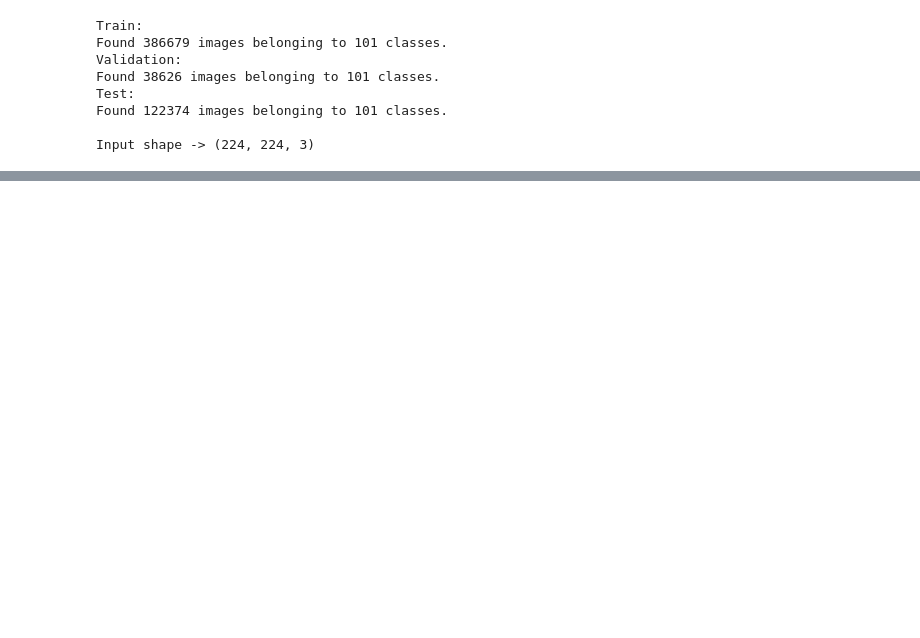
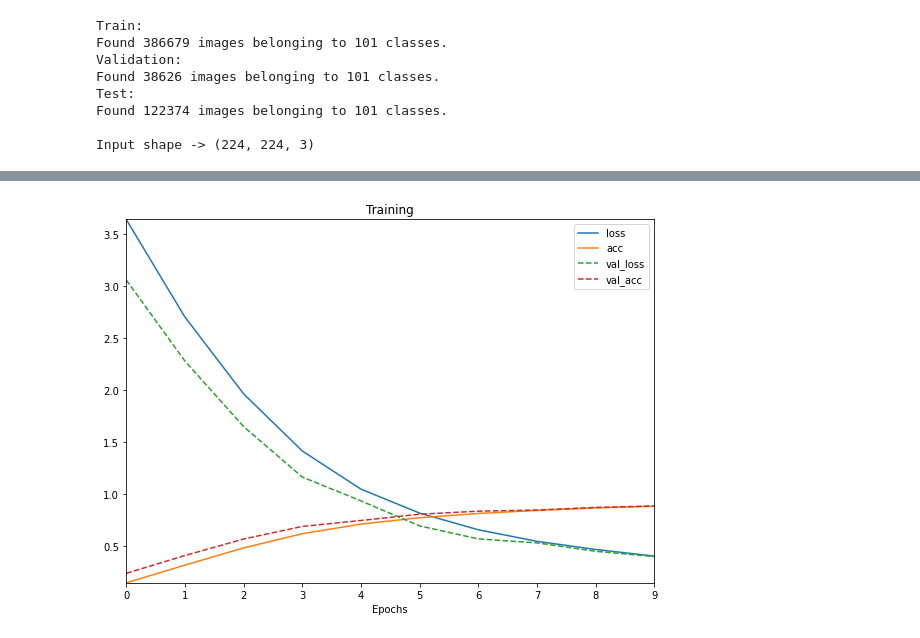
Before and after one commit to Cookie182/Action-Recognition, a Jupyter notebook: Custom VGG16/my_VGG16.ipynb, the cells around one changed output, grey strips where cells are left out. Cells and saved outputs as stored; diff of their text form; code cells hidden in the pictures; blank space fills up the shorter version.

```diff
--- a/Custom VGG16/my_VGG16.ipynb
+++ b/Custom VGG16/my_VGG16.ipynb
@@ -38,7 +21,7 @@ MODEL_NAME = "my_VGG16"
 MODEL_PATH = f"{MODEL_NAME}"
 BATCH_SIZE = 8
 LABELS, INPUT_SHAPE, Train_Data, Val_Data, Test_Data = trainvaltest(BATCH_SIZE=BATCH_SIZE)
-EPOCHS = 20
+EPOCHS = 10
 VERBOSE = 1
 # %% [output]
 Train:
@@ -164,9 +147,7 @@ class Model(keras.Model):
         self.globalmaxpooling = layers.GlobalMaxPooling2D()
         self.flatten = layers.Flatten()
         self.fc = layers.Dense(4096, activation=layers.ReLU())
-        self.dropout1 = layers.Dropout(0.5)
         self.fc2 = layers.Dense(4096, activation=layers.ReLU())
-        self.dropout2 = layers.Dropout(0.5)
         self.outputs = layers.Dense(self.n_labels)
 
     @tf.function
@@ -188,9 +169,7 @@ class Model(keras.Model):
         x = self.globalmaxpooling(x)
         x = self.flatten(x)
         x = self.fc(x)
-        x = self.dropout1(x)
         x = self.fc2(x)
-        x = self.dropout2(x)
         x = self.outputs(x)
         return x
 # %%
@@ -230,22 +209,18 @@ layer_names = tuple([
     "GlobalMaxPooling",
     "Flatten",
     "FC",
-    "Dropout1",
     "FC2",
-    "Dropout2",
     "Outputs"
 ])
 # %%
 model = create_model(inp_shape=INPUT_SHAPE, n_labels=LABELS, model_name=MODEL_NAME, layer_names=layer_names)
 earlystopping = keras.callbacks.EarlyStopping(monitor='val_acc', patience=3, verbose=VERBOSE)
-callbacks = [earlystopping]
-
 best_checkpoint = keras.callbacks.ModelCheckpoint(filepath=MODEL_PATH,
                                                   monitor='val_acc',
                                                   save_best_only=True,
                                                   save_freq='epoch',
                                                   verbose=VERBOSE)
-callbacks.append(best_checkpoint)
+callbacks = [earlystopping, best_checkpoint]
 # %% [output]
 Model: "my_VGG16"
 _________________________________________________________________
@@ -284,13 +289,12 @@ train_history.head()
 # %%
 plt.figure(figsize=(8, 6))
 plt.title("Training")
-def plotline(label):
-    return plt.plot(train_history[label], label=label, linestyle='--' if label[:3]=='val' else '-')
-
 for label in train_history.keys():
-    plotline(label=label)
+    plt.plot(train_history[label], label=label, linestyle='--' if label[:3]=='val' else '-')
 plt.xlabel('Epochs')
 plt.legend()
 plt.margins(x=0, y=0)
 plt.tight_layout()
 plt.show()
+# %% [output]
+[figure, added]
```
Also changed, not shown: parts of 5 cells of this notebook, 1 other file.
